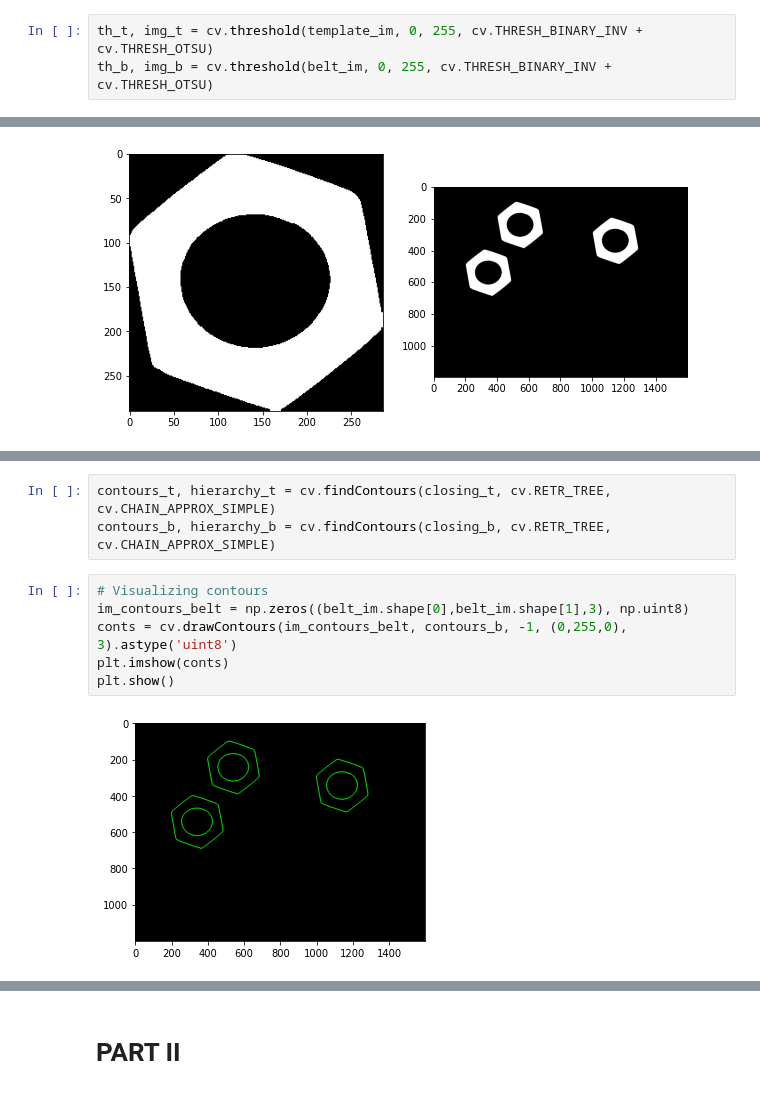
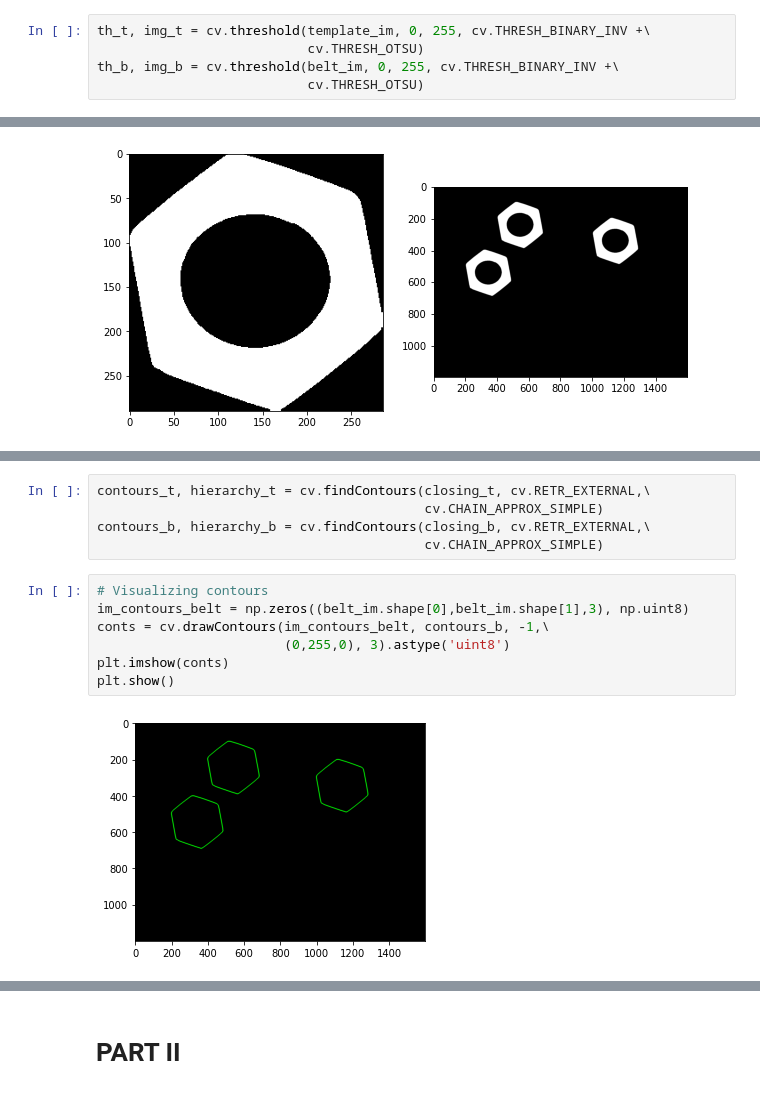
Before and after one commit to PamudithaSomarathne/EN2550, a Jupyter notebook: 5 Count/Assignment 05.ipynb, the cells around one changed output, grey strips where cells are left out. Drawn from its saved outputs; the diff is of its cells as text.

Commit message:
Change from RETR_TREE to RETR_EXTERNAL

```diff
--- a/5 Count/Assignment 05.ipynb
+++ b/5 Count/Assignment 05.ipynb
@@ -23,8 +23,10 @@ plt.show()
 # %% [markdown]
 # PART I
 # %%
-th_t, img_t = cv.threshold(template_im, 0, 255, cv.THRESH_BINARY_INV + cv.THRESH_OTSU)
-th_b, img_b = cv.threshold(belt_im, 0, 255, cv.THRESH_BINARY_INV + cv.THRESH_OTSU)
+th_t, img_t = cv.threshold(template_im, 0, 255, cv.THRESH_BINARY_INV +\
+                           cv.THRESH_OTSU)
+th_b, img_b = cv.threshold(belt_im, 0, 255, cv.THRESH_BINARY_INV +\
+                           cv.THRESH_OTSU)
 # %%
 fig, ax = plt.subplots(1, 2, figsize=(10,10))
 ax[0].imshow(img_t, cmap='gray')
@@ -72,16 +81,19 @@ Centroids on belt:
  [1142.82567158  343.78479797]
  [ 342.82567158  543.78479797]]
 # %%
-contours_t, hierarchy_t = cv.findContours(closing_t, cv.RETR_TREE, cv.CHAIN_APPROX_SIMPLE)
-contours_b, hierarchy_b = cv.findContours(closing_b, cv.RETR_TREE, cv.CHAIN_APPROX_SIMPLE)
+contours_t, hierarchy_t = cv.findContours(closing_t, cv.RETR_EXTERNAL,\
+                                          cv.CHAIN_APPROX_SIMPLE)
+contours_b, hierarchy_b = cv.findContours(closing_b, cv.RETR_EXTERNAL,\
+                                          cv.CHAIN_APPROX_SIMPLE)
 # %%
 # Visualizing contours
 im_contours_belt = np.zeros((belt_im.shape[0],belt_im.shape[1],3), np.uint8)
-conts = cv.drawContours(im_contours_belt, contours_b, -1, (0,255,0), 3).astype('uint8')
+conts = cv.drawContours(im_contours_belt, contours_b, -1,\
+                        (0,255,0), 3).astype('uint8')
 plt.imshow(conts)
 plt.show()
 # %% [output]
-[figure, old version]
+[figure, new version]
 # %%
 label = 1 # remember that the label of the background is 0
 belt = ((labels_b >= label)*255).astype('uint8')
```
Also changed, not shown: parts of 21 cells of this notebook, 3 other files.
